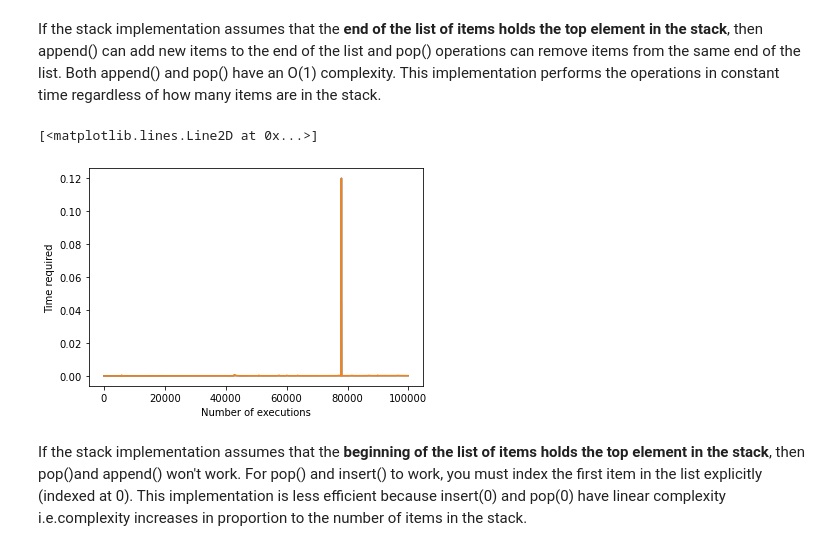
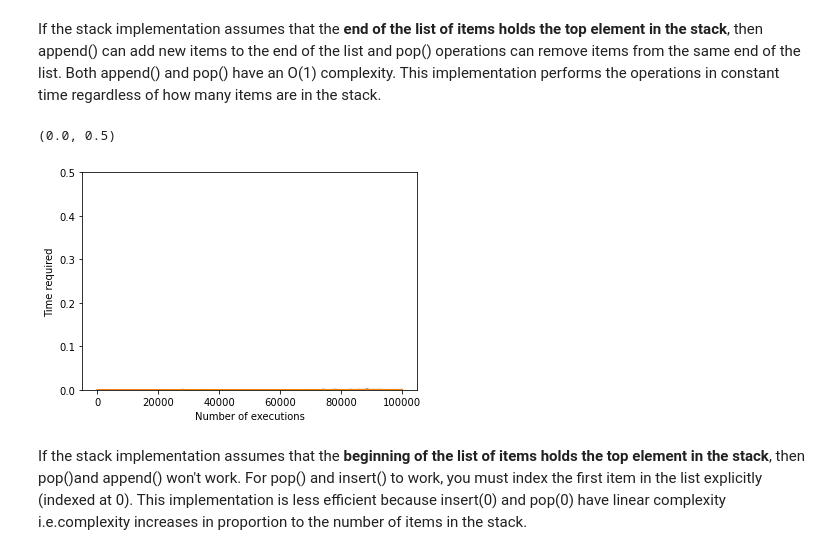
Before and after one commit to Ellezique/Python-workshop-tasks-W1, a Jupyter notebook: algorithms/one.ipynb, the cells around one changed output. Cells and saved outputs as stored; diff of their text form; code cells hidden in the pictures.

```diff
--- a/algorithms/one.ipynb
+++ b/algorithms/one.ipynb
@@ -75,7 +75,7 @@ plt.xlabel("Number of executions")
 plt.ylabel("Time required")
 plt.plot(x,times)
 plt.plot(x,times)
-
+plt.ylim([0, 0.5]) #set y-axis limit
 #TEST POP
 
 
@@ -98,35 +98,35 @@ plt.plot(x,times)
 # print("The top element in the stack is: ", s.peek()) # Peek gets the top element in the stack.
 # #from the same end of the stack:
 # print(s.pop()) # last in, first out. pop fourth in. pop 4
 # s.printlist() # [1, 2, 3]
 # print(s.pop()) # third out. pop 3
 # s.printlist() # [1, 2]
 # print(s.pop()) # second out. pop 2
 # s.printlist()  #[1]
 # print(s.pop()) # first out. pop 1
 # s.printlist() # empty array
 # print("The list size is: ", s.size()) # 0
 
 #test the max value
 #s.push(13)
 #s.push(-88)
 #s.printlist() #[13,-88]
 #s.max() #13
 #s.push(103)
 #s.push(100)
 #s.printlist() #[13,-88, 103, 100]
 #s.max() #103
 #s.push(92)
 #s.printlist() #[13,-88, 103, 100, 92]
 #s.max() #103
 #print(s.pop())
 #print(s.pop())
 #print(s.pop())
 #s.printlist()
 #s.max() #13
 # %% [output]
-[<matplotlib.lines.Line2D at 0x...>]
+(0.0, 0.5)
-[figure, old version]
+[figure, new version]
 # %% [markdown]
 If the stack implementation assumes that the **beginning of the list of items holds the top element in the stack**, then pop()and append() won't work. For pop() and insert() to work, you must index the first item in the list explicitly (indexed at 0). This implementation is less efficient because insert(0) and pop(0) have linear complexity i.e.complexity  increases in proportion to the number of items in the stack.
 # %%
```
Also changed, not shown: parts of 2 cells of this notebook.
